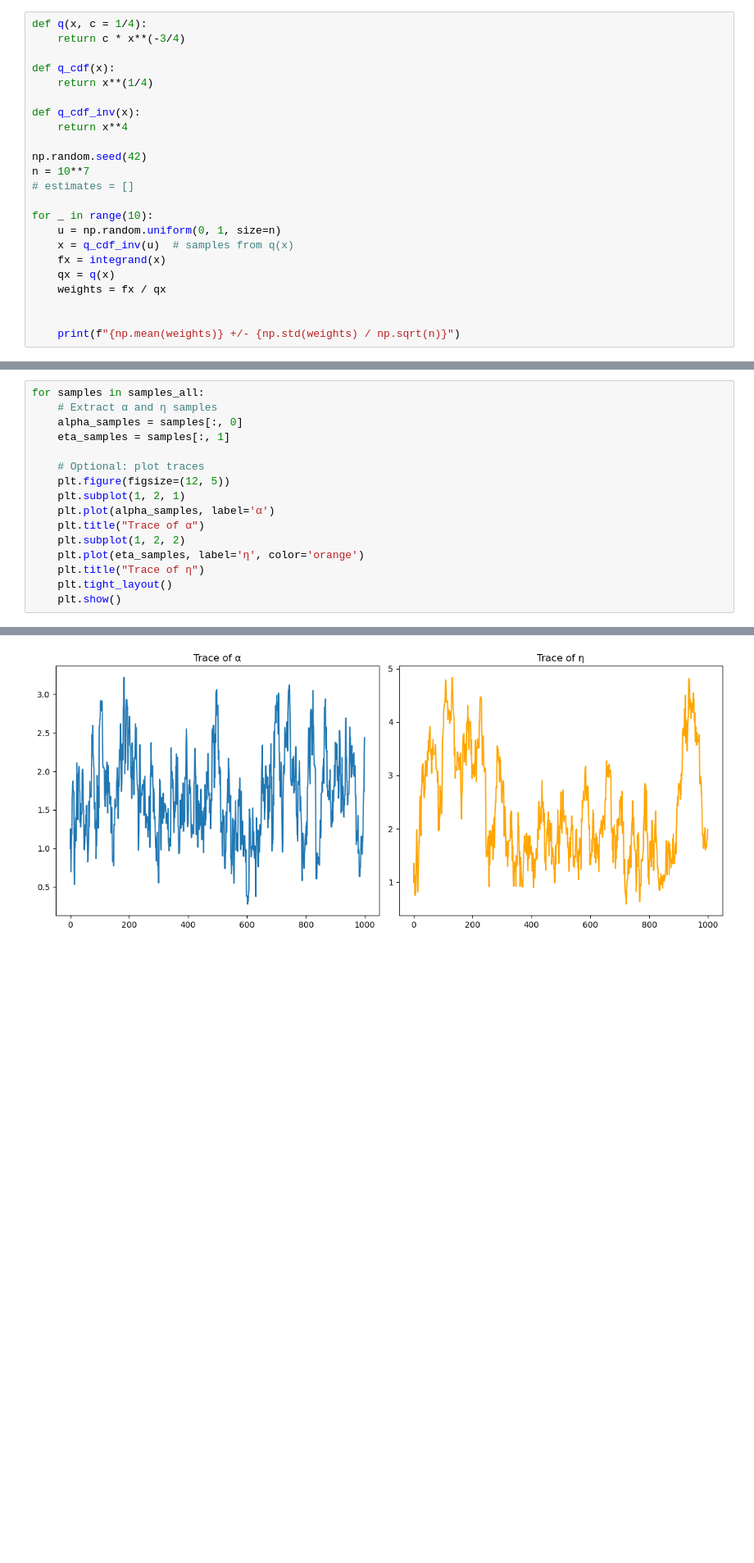
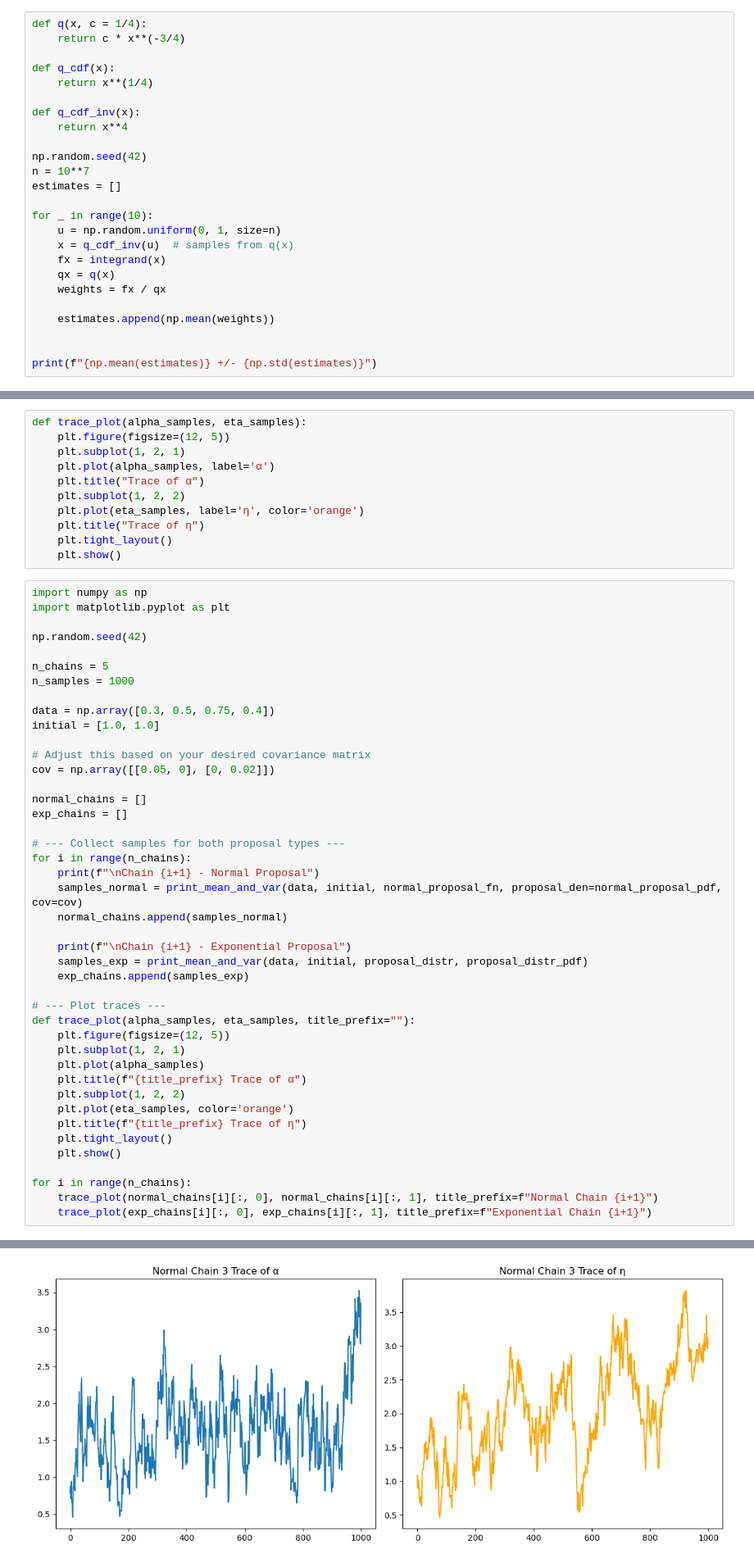
Before and after one commit to markoMedved/Mathematics2-HW, a Jupyter notebook: MCMC/solution.ipynb, the cells around one changed output, grey strips where cells are left out. Shown at 82% size. Saved outputs shown, nothing was run; the diff lists cells and outputs as text; blank space fills up the shorter version.

```diff
--- a/MCMC/solution.ipynb
+++ b/MCMC/solution.ipynb
@@ -185,7 +180,7 @@ def q_cdf_inv(x):
 
 np.random.seed(42)
 n = 10**7
-# estimates = []
+estimates = []
 
 for _ in range(10):
     u = np.random.uniform(0, 1, size=n)
@@ -194,6 +189,8 @@ for _ in range(10):
     qx = q(x)
     weights = fx / qx
 
+    estimates.append(np.mean(weights))
 
-    print(f"{np.mean(weights)} +/- {np.std(weights) / np.sqrt(n)}")
+
+print(f"{np.mean(estimates)} +/- {np.std(estimates)}")
 # %% [output]
@@ -357,17 +353,55 @@ Variance of η: 0.8520
+# %%
+def trace_plot(alpha_samples, eta_samples):
+    plt.figure(figsize=(12, 5))
+    plt.subplot(1, 2, 1)
+    plt.plot(alpha_samples, label='α')
+    plt.title("Trace of α")
+    plt.subplot(1, 2, 2)
+    plt.plot(eta_samples, label='η', color='orange')
+    plt.title("Trace of η")
+    plt.tight_layout()
+    plt.show()
 # %%
-for samples in samples_all:
-    # Extract α and η samples
-    alpha_samples = samples[:, 0]
-    eta_samples = samples[:, 1]
+import numpy as np
+import matplotlib.pyplot as plt
 
-    # Optional: plot traces
+np.random.seed(42)
+
+n_chains = 5
+n_samples = 1000
+
+data = np.array([0.3, 0.5, 0.75, 0.4])
+initial = [1.0, 1.0]
+
+# Adjust this based on your desired covariance matrix
+cov = np.array([[0.05, 0], [0, 0.02]])
+
+normal_chains = []
+exp_chains = []
+
+# --- Collect samples for both proposal types ---
+for i in range(n_chains):
+    print(f"\nChain {i+1} - Normal Proposal")
+    samples_normal = print_mean_and_var(data, initial, normal_proposal_fn, proposal_den=normal_proposal_pdf, cov=cov)
+    normal_chains.append(samples_normal)
+
+    print(f"\nChain {i+1} - Exponential Proposal")
+    samples_exp = print_mean_and_var(data, initial, proposal_distr, proposal_distr_pdf)
+    exp_chains.append(samples_exp)
+
+# --- Plot traces ---
+def trace_plot(alpha_samples, eta_samples, title_prefix=""):
     plt.figure(figsize=(12, 5))
     plt.subplot(1, 2, 1)
-    plt.plot(alpha_samples, label='α')
-    plt.title("Trace of α")
+    plt.plot(alpha_samples)
+    plt.title(f"{title_prefix} Trace of α")
     plt.subplot(1, 2, 2)
-    plt.plot(eta_samples, label='η', color='orange')
-    plt.title("Trace of η")
+    plt.plot(eta_samples, color='orange')
+    plt.title(f"{title_prefix} Trace of η")
     plt.tight_layout()
     plt.show()
+
+for i in range(n_chains):
+    trace_plot(normal_chains[i][:, 0], normal_chains[i][:, 1], title_prefix=f"Normal Chain {i+1}")
+    trace_plot(exp_chains[i][:, 0], exp_chains[i][:, 1], title_prefix=f"Exponential Chain {i+1}")
 # %% [output]
@@ -378 +429 @@ for samples in samples_all:
-[figure, old version]
+[figure, new version]
```
Also changed, not shown: parts of 8 cells of this notebook.
